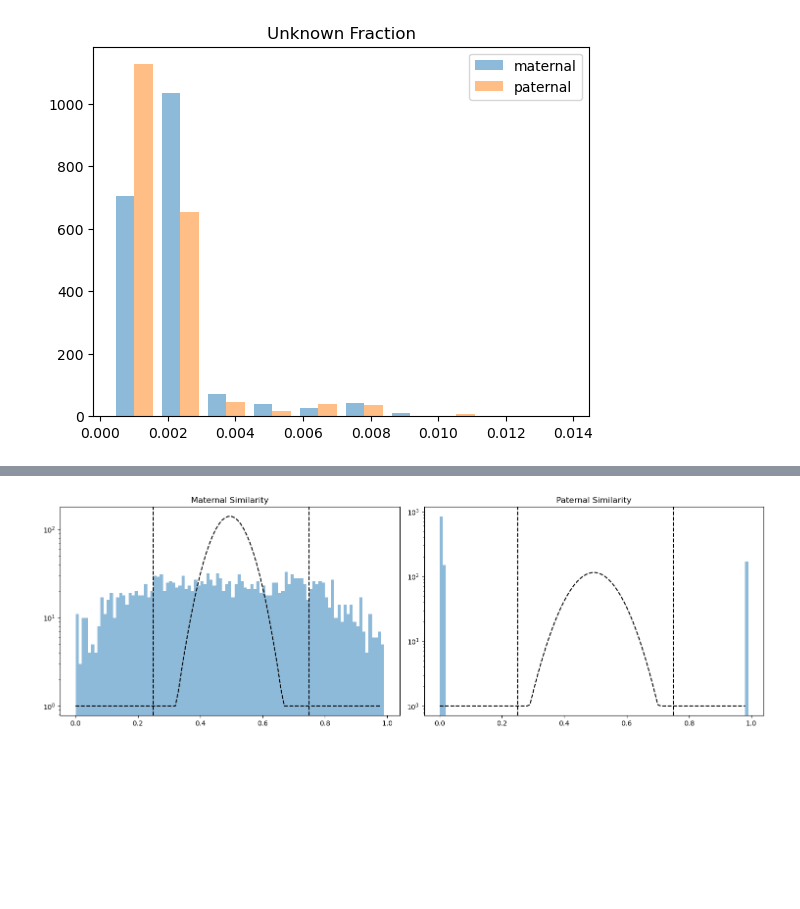
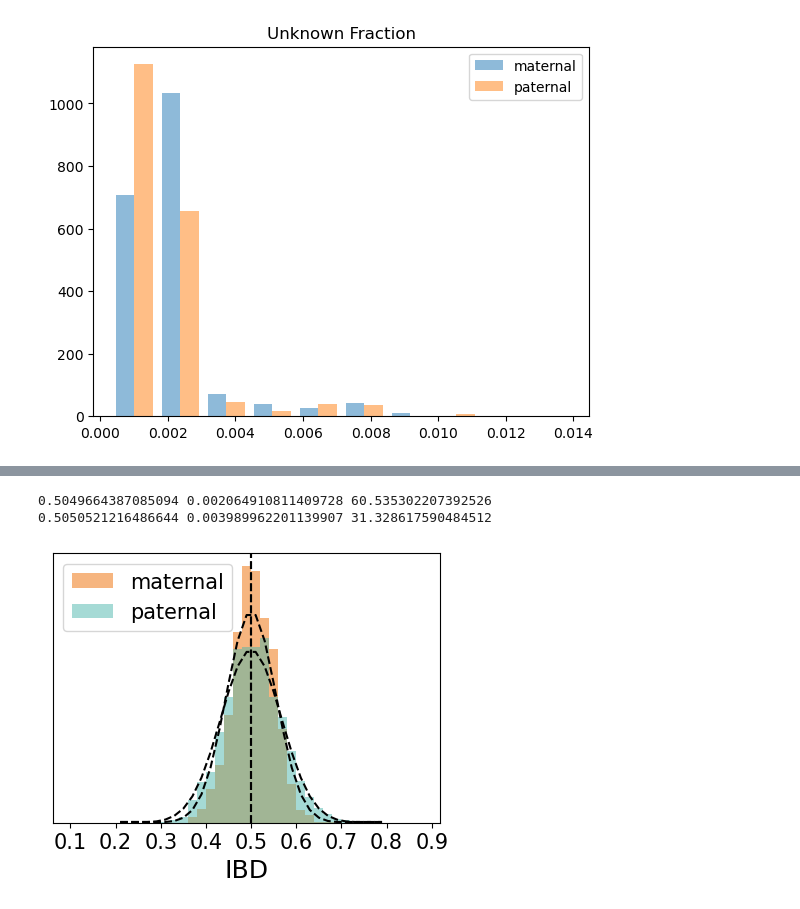
Before and after one commit to kpaskov/PhasingFamilies, a Jupyter notebook: qc/Visualize-Sibpair-IBD.ipynb, the cells around one changed output, grey strips where cells are left out. Saved outputs shown, nothing was run; the diff lists cells and outputs as text; code cells hidden in the pictures; blank space fills up the shorter version.

```diff
--- a/qc/Visualize-Sibpair-IBD.ipynb
+++ b/qc/Visualize-Sibpair-IBD.ipynb
@@ -18,0 +24,9 @@ sibpairs 1934
+# %%
+phase_data = PhaseData(data_dir, phase_name)
+
+sibpairs = phase_data.get_sibpairs()
+print('sibpairs', len(sibpairs))
+
+# filter out sibpairs without IBD
+sibpairs = [x for x in sibpairs if x['maternal_ibd'] is not None and x['paternal_ibd'] is not None]
+print('sibpairs with IBD', len(sibpairs))
@@ -18,0 +36,6 @@ sibpairs 1934
+# %%
+is_identical = np.array([x['is_identical'] for x in sibpairs])
+is_outlier = np.array([x['is_ibd_outlier'] for x in sibpairs])
+
+print('identicals', np.sum(is_identical))
+print('outliers', np.sum(is_outlier))
@@ -98,37 +179,40 @@ plt.show()
 # %%
-mat_scores_X = np.array([x['maternal_ibd_chroms'][-1] for x in sibpairs if x['maternal_ibd_chroms'][-1] is not None])
-pat_scores_X = np.array([x['paternal_ibd_chroms'][-1] for x in sibpairs if x['paternal_ibd_chroms'][-1] is not None])
+plt.figure(figsize=(5, 3.5))
 
-bins = np.arange(0, 1, 0.01)
+m, s = np.mean(mat_scores[~is_outlier]), np.std(mat_scores[~is_outlier])
+print(m, s**2, 0.125/(s**2))
+plt.hist(mat_scores[~is_outlier], alpha=0.5, bins=np.arange(min(x_min, y_min)-0.1, max(x_max, y_max)+0.1, 0.02), label='maternal', color=colors[0])
+plt.axvline(0.5, color='black', linestyle='--')
+plt.xlabel('IBD')
 
-plt.figure(figsize=(15, 5))
+#plt.legend()
 
-plt.subplot(1, 2, 1)
-plt.title('Maternal Similarity')
-plt.hist(mat_scores_X, alpha=0.5, bins=bins, log=True)
+bins = np.arange(0.2, 0.8, 0.02)
 
 p = 0.5
 n = 2*42
 model = stats.norm.cdf(bins[1:]*n, n*p, np.sqrt(n*p*(1-p)))-stats.norm.cdf(bins[:-1]*n, n*p, np.sqrt(n*p*(1-p)))
 model = model/np.sum(model)
-plt.plot(bins[:-1], np.clip(len(mat_scores_X)*model, 1, None), color='black', linestyle='--')
+plt.plot(bins[:-1]+0.01, np.clip(np.sum(~is_outlier)*model, 1, None), color='black', linestyle='--')
 
-plt.axvline(0.25, color='black', linestyle='--')
-plt.axvline(0.75, color='black', linestyle='--')
+m, s = np.mean(pat_scores[~is_outlier]), np.std(pat_scores[~is_outlier])
+print(m, s**2, 0.125/(s**2))
+plt.hist(pat_scores[~is_outlier], alpha=0.5, bins=np.arange(min(x_min, y_min)-0.1, max(x_max, y_max)+0.1, 0.02), label='paternal', color=colors[1])
+plt.axvline(0.5, color='black', linestyle='--')
+plt.xlabel('IBD', fontsize=18)
+plt.xticks(fontsize=15)
+plt.yticks([])
+#plt.legend()
 
-plt.subplot(1, 2, 2)
-plt.title('Paternal Similarity')
-plt.hist(pat_scores_X, alpha=0.5, bins=bins, log=True)
-
+p = 0.5
 n = 2*28
 model = stats.norm.cdf(bins[1:]*n, n*p, np.sqrt(n*p*(1-p)))-stats.norm.cdf(bins[:-1]*n, n*p, np.sqrt(n*p*(1-p)))
 model = model/np.sum(model)
-plt.plot(bins[:-1], np.clip(len(pat_scores_X)*model, 1, None), color='black', linestyle='--')
+plt.plot(bins[:-1]+0.01, np.clip(np.sum(~is_outlier)*model, 1, None), color='black', linestyle='--')
+plt.legend(fontsize=15)
 
-plt.axvline(0.25, color='black', linestyle='--')
-plt.axvline(0.75, color='black', linestyle='--')
-
-plt.tight_layout()
-plt.show()
+plt.savefig('../plots/ibd.png', bbox_inches="tight")
 # %% [output]
+0.5049664387085094 0.002064910811409728 60.535302207392526
+0.5050521216486644 0.003989962201139907 31.328617590484512
-[figure, old version]
+[figure, new version]
```
Also changed, not shown: parts of 15 cells of this notebook, 13 other files.
